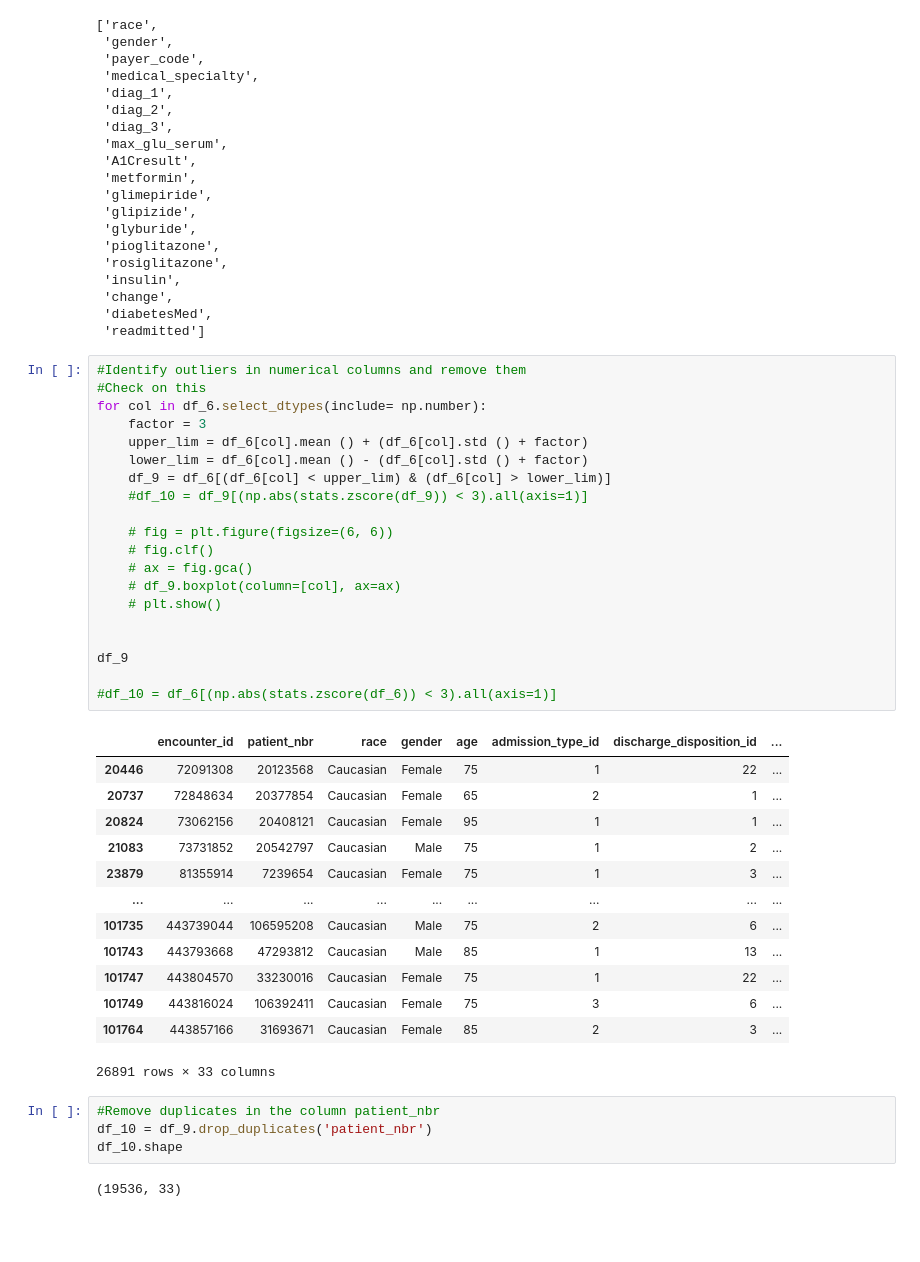
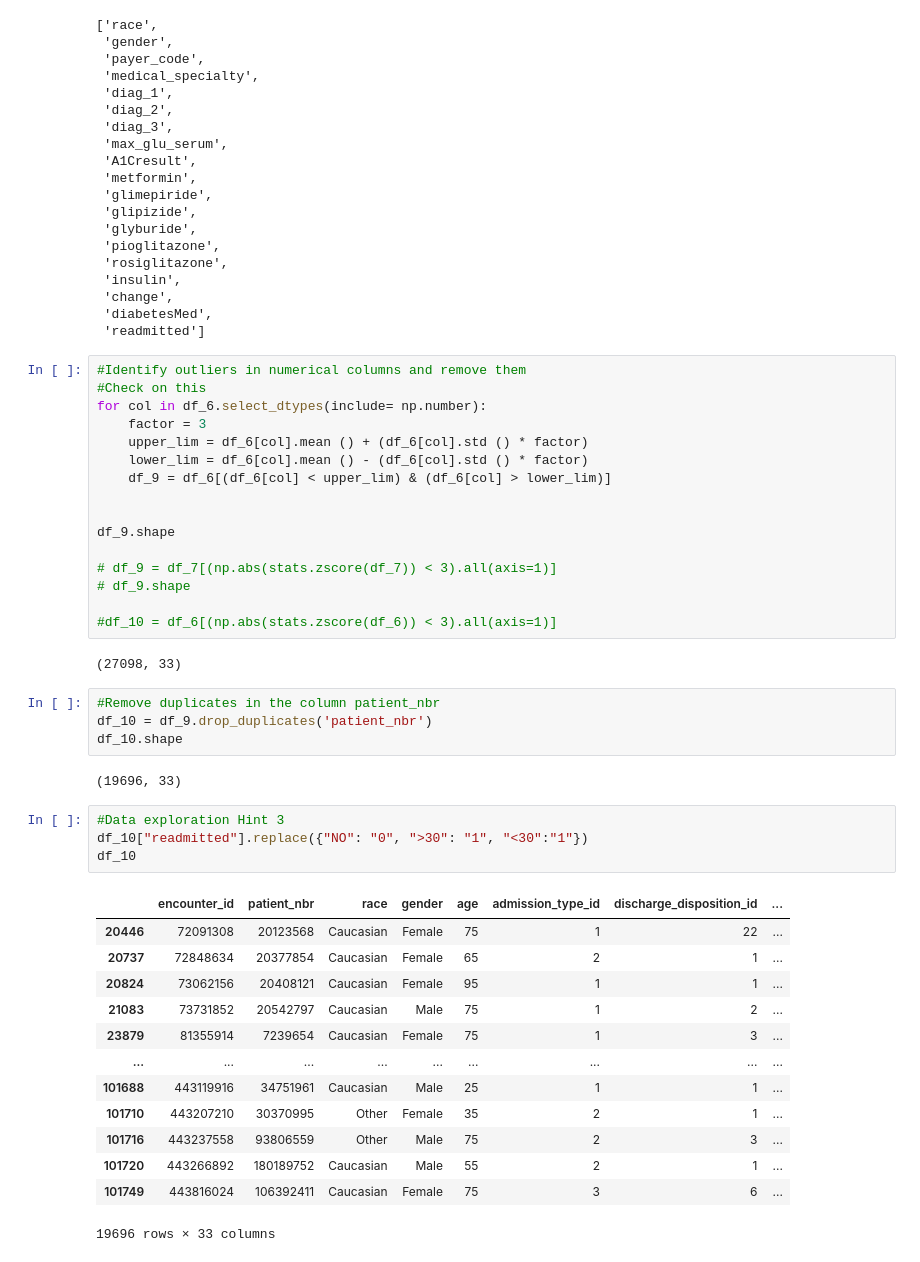
Before and after one commit to sufyaans/bigdata_cw2, a Jupyter notebook: 193_solution.ipynb, the cells around one changed output. Cells and saved outputs as stored; diff of their text form; blank space fills up the shorter version.

Commit message:
started exploration

```diff
--- a/193_solution.ipynb
+++ b/193_solution.ipynb
@@ -263,38 +263,40 @@ catList
 #Check on this
 for col in df_6.select_dtypes(include= np.number):
     factor = 3
-    upper_lim = df_6[col].mean () + (df_6[col].std () + factor)
-    lower_lim = df_6[col].mean () - (df_6[col].std () + factor)
+    upper_lim = df_6[col].mean () + (df_6[col].std () * factor)
+    lower_lim = df_6[col].mean () - (df_6[col].std () * factor)
     df_9 = df_6[(df_6[col] < upper_lim) & (df_6[col] > lower_lim)]
-    #df_10 = df_9[(np.abs(stats.zscore(df_9)) < 3).all(axis=1)]
-
-    # fig = plt.figure(figsize=(6, 6))
-    # fig.clf()
-    # ax = fig.gca()
-    # df_9.boxplot(column=[col], ax=ax)
-    # plt.show()
 
 
-df_9
+df_9.shape
+
+# df_9 = df_7[(np.abs(stats.zscore(df_7)) < 3).all(axis=1)]
+# df_9.shape
 
 #df_10 = df_6[(np.abs(stats.zscore(df_6)) < 3).all(axis=1)]
 # %% [output]
-|  | encounter_id | patient_nbr | race | gender | age | admission_type_id | discharge_disposition_id | ... |
-| 20446 | 72091308 | 20123568 | Caucasian | Female | 75 | 1 | 22 | ... |
-| 20737 | 72848634 | 20377854 | Caucasian | Female | 65 | 2 | 1 | ... |
-| 20824 | 73062156 | 20408121 | Caucasian | Female | 95 | 1 | 1 | ... |
-| 21083 | 73731852 | 20542797 | Caucasian | Male | 75 | 1 | 2 | ... |
-| 23879 | 81355914 | 7239654 | Caucasian | Female | 75 | 1 | 3 | ... |
-| ... | ... | ... | ... | ... | ... | ... | ... | ... |
-| 101735 | 443739044 | 106595208 | Caucasian | Male | 75 | 2 | 6 | ... |
-| 101743 | 443793668 | 47293812 | Caucasian | Male | 85 | 1 | 13 | ... |
-| 101747 | 443804570 | 33230016 | Caucasian | Female | 75 | 1 | 22 | ... |
-| 101749 | 443816024 | 106392411 | Caucasian | Female | 75 | 3 | 6 | ... |
-| 101764 | 443857166 | 31693671 | Caucasian | Female | 85 | 2 | 3 | ... |
-26891 rows × 33 columns
+(27098, 33)
 # %%
 #Remove duplicates in the column patient_nbr
 df_10 = df_9.drop_duplicates('patient_nbr')
 df_10.shape
 # %% [output]
-(19536, 33)
+(19696, 33)
+# %%
+#Data exploration Hint 3
+df_10["readmitted"].replace({"NO": "0", ">30": "1", "<30":"1"})
+df_10
+# %% [output]
+|  | encounter_id | patient_nbr | race | gender | age | admission_type_id | discharge_disposition_id | ... |
+| 20446 | 72091308 | 20123568 | Caucasian | Female | 75 | 1 | 22 | ... |
+| 20737 | 72848634 | 20377854 | Caucasian | Female | 65 | 2 | 1 | ... |
+| 20824 | 73062156 | 20408121 | Caucasian | Female | 95 | 1 | 1 | ... |
+| 21083 | 73731852 | 20542797 | Caucasian | Male | 75 | 1 | 2 | ... |
+| 23879 | 81355914 | 7239654 | Caucasian | Female | 75 | 1 | 3 | ... |
+| ... | ... | ... | ... | ... | ... | ... | ... | ... |
+| 101688 | 443119916 | 34751961 | Caucasian | Male | 25 | 1 | 1 | ... |
+| 101710 | 443207210 | 30370995 | Other | Female | 35 | 2 | 1 | ... |
+| 101716 | 443237558 | 93806559 | Other | Male | 75 | 2 | 3 | ... |
+| 101720 | 443266892 | 180189752 | Caucasian | Male | 55 | 2 | 1 | ... |
+| 101749 | 443816024 | 106392411 | Caucasian | Female | 75 | 3 | 6 | ... |
+19696 rows × 33 columns
```
